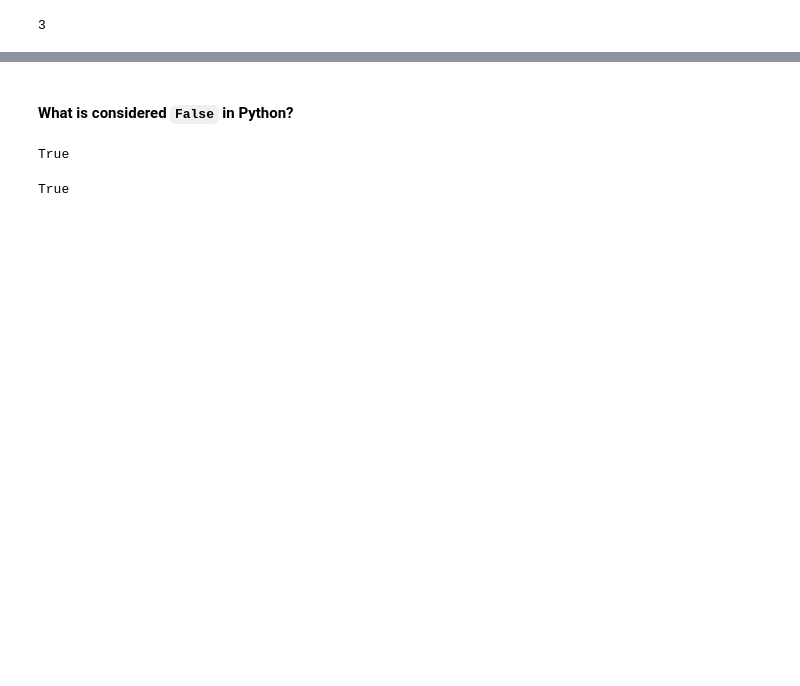
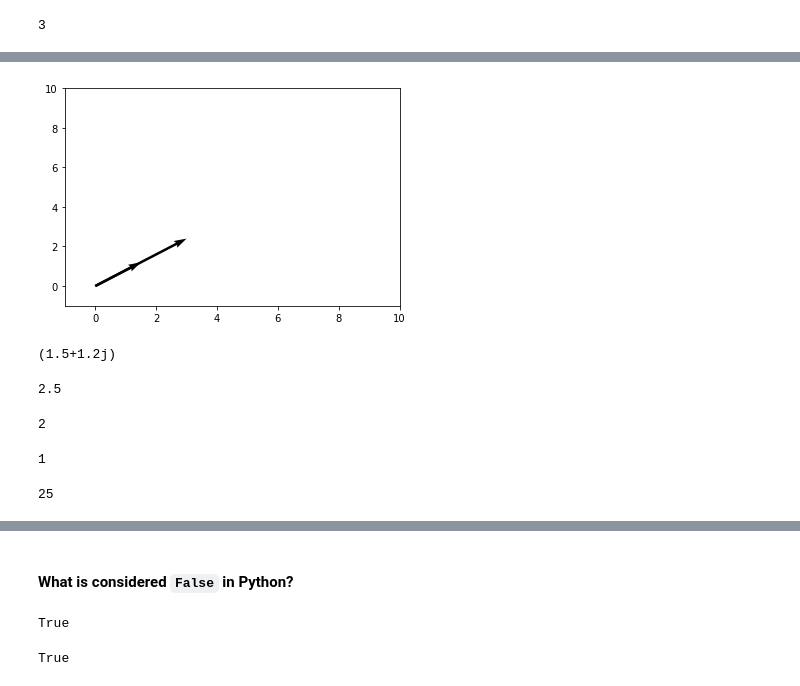
Before and after one commit to smevirtual/python_fundamentals_workshop, a Jupyter notebook: day1/Day 1.ipynb, the cells around one changed output, grey strips where cells are left out. Saved outputs shown, nothing was run; the diff lists cells and outputs as text; code cells hidden in the pictures; blank space fills up the shorter version.

```diff
--- a/day1/Day 1.ipynb
+++ b/day1/Day 1.ipynb
@@ -239,0 +395,47 @@ TODO
+# %%
+original_vector = np.array([[0, 0, 1.5, 1.2]])
+new_vector = np.multiply(original_vector, 2)
+x1, y1, u1, v1 = zip(*original_vector)
+x2, y2, u2, v2 = zip(*new_vector)
+plt.figure()
+ax = plt.gca()
+ax.quiver(x1, y1, u1, v1, angles='xy', scale_units='xy', scale=1)
+ax.quiver(x2, y2, u2, v2, angles='xy', scale_units='xy', scale=1, )
+ax.set_xlim([-1, 10])
+ax.set_ylim([-1, 10])
+plt.draw()
+plt.show()
+# %% [output]
+[figure, added]
+# %%
+# Create a `complex` object.
+
+complex(1.5, 1.2)
+# %% [output]
+(1.5+1.2j)
+# %%
+# Quotient.
+
+5 / 2
+
+# Automatic type conversion to a float.
+# %% [output]
+2.5
+# %%
+# Floored quotient.
+
+5 // 2
+# %% [output]
+2
+# %%
+# Modulus (remainder).
+
+5 % 2
+# %% [output]
+1
+# %%
+# Power.
+
+5 ** 2
+# %% [output]
+25
```
Also changed, not shown: parts of 235 cells of this notebook, 27 other files.
